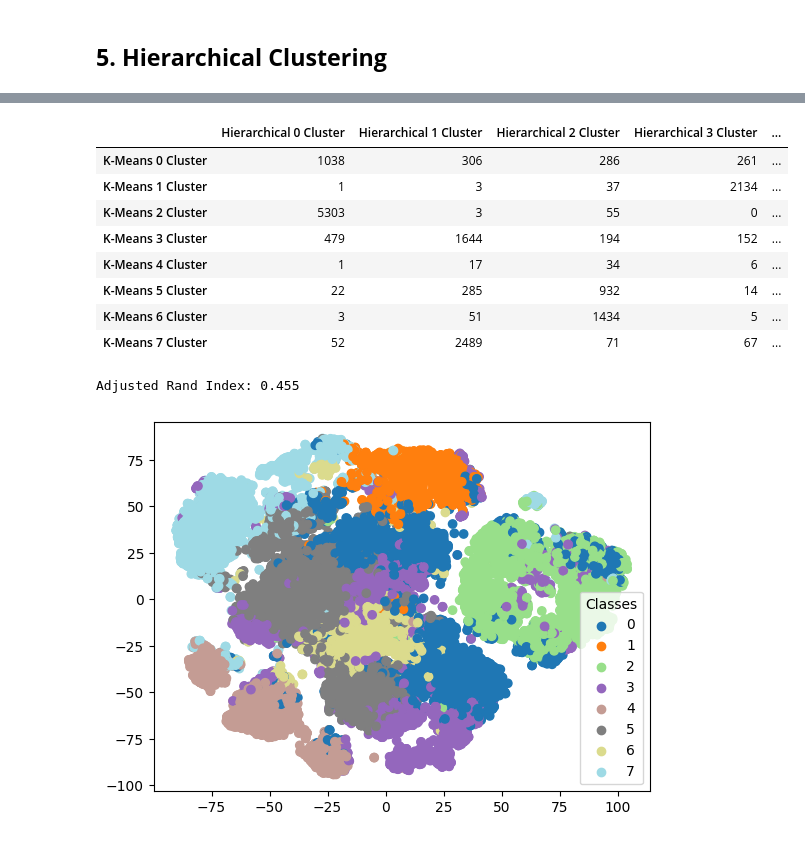
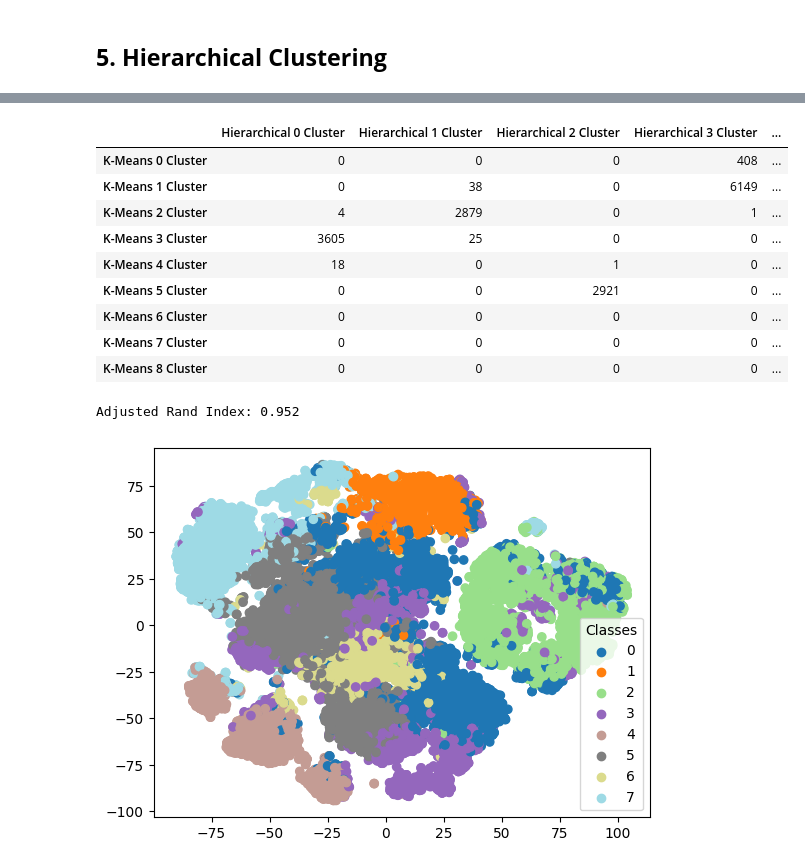
Before and after one commit to tiago2806/ml_project, a Jupyter notebook: notebooks/03_modelling.ipynb, the cells around one changed output, grey strips where cells are left out. Saved outputs shown, nothing was run; the diff lists cells and outputs as text; code cells hidden in the pictures.

```diff
--- a/notebooks/03_modelling.ipynb
+++ b/notebooks/03_modelling.ipynb
@@ -293,32 +272,32 @@ memory usage: 10.5 MB
 # %%
 pd.DataFrame(
     confusion_matrix(
-        dataset['cluster_kmeans'],
-        dataset['cluster_agglomerative']
+        dataset_perc['cluster_kmeans_perc'],
+        dataset_perc['cluster_agglomerative_perc']
     ),
-    index=[f'K-Means {i} Cluster' for i in np.arange(0, 8)],
-    columns=[f'Hierarchical {i} Cluster' for i in np.arange(0, 8)]
+    index=[f'K-Means {i} Cluster' for i in np.arange(0, 9)],
+    columns=[f'Hierarchical {i} Cluster' for i in np.arange(0, 9)]
 )
 # %% [output]
 |  | Hierarchical 0 Cluster | Hierarchical 1 Cluster | Hierarchical 2 Cluster | Hierarchical 3 Cluster | ... |
-| K-Means 0 Cluster | 1038 | 306 | 286 | 261 | ... |
-| K-Means 1 Cluster | 1 | 3 | 37 | 2134 | ... |
-| K-Means 2 Cluster | 5303 | 3 | 55 | 0 | ... |
-| K-Means 3 Cluster | 479 | 1644 | 194 | 152 | ... |
-| K-Means 4 Cluster | 1 | 17 | 34 | 6 | ... |
-| K-Means 5 Cluster | 22 | 285 | 932 | 14 | ... |
-| K-Means 6 Cluster | 3 | 51 | 1434 | 5 | ... |
-| K-Means 7 Cluster | 52 | 2489 | 71 | 67 | ... |
+| K-Means 0 Cluster | 0 | 0 | 0 | 408 | ... |
+| K-Means 1 Cluster | 0 | 38 | 0 | 6149 | ... |
+| K-Means 2 Cluster | 4 | 2879 | 0 | 1 | ... |
+| K-Means 3 Cluster | 3605 | 25 | 0 | 0 | ... |
+| K-Means 4 Cluster | 18 | 0 | 1 | 0 | ... |
+| K-Means 5 Cluster | 0 | 0 | 2921 | 0 | ... |
+| K-Means 6 Cluster | 0 | 0 | 0 | 0 | ... |
+| K-Means 7 Cluster | 0 | 0 | 0 | 0 | ... |
+| K-Means 8 Cluster | 0 | 0 | 0 | 0 | ... |
 # %%
-
 ari = adjusted_rand_score(
-    dataset['cluster_kmeans'],
-    dataset['cluster_agglomerative']
+    dataset_perc['cluster_kmeans_perc'],
+    dataset_perc['cluster_agglomerative_perc']
 )
 
 print("Adjusted Rand Index:", round(ari, 3))
 # %% [output]
-Adjusted Rand Index: 0.455
+Adjusted Rand Index: 0.952
 # %%
 tsne = TSNE(
     n_components=2,
```
Also changed, not shown: parts of 40 cells of this notebook, 1 other file.
